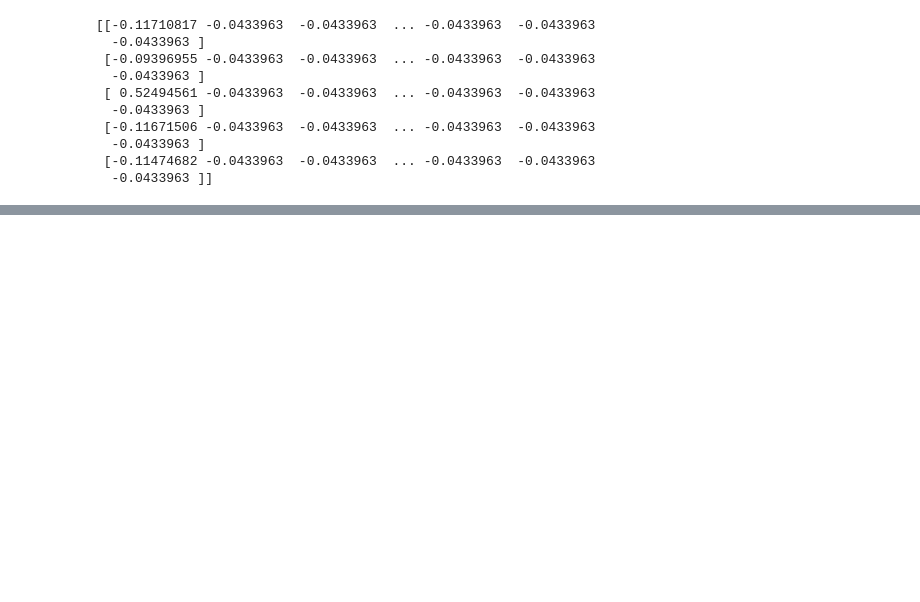
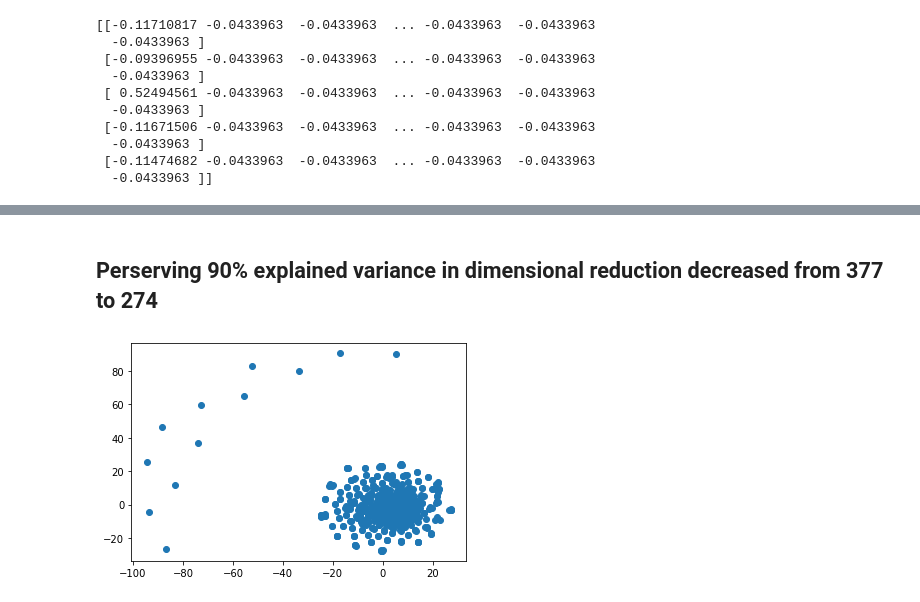
Before and after one commit to terrellbradford/unsupervised-machine-learning-challege, a Jupyter notebook: CryptoCompare.ipynb, the cells around one changed output, grey strips where cells are left out. Cells and saved outputs as stored; diff of their text form; code cells hidden in the pictures; blank space fills up the shorter version.

```diff
--- a/CryptoCompare.ipynb
+++ b/CryptoCompare.ipynb
@@ -217,0 +242,14 @@ array([0.00838639, 0.00796608])
+# %% [markdown]
+## Perserving 90% explained variance in dimensional reduction decreased from 377 to 274
+# %%
+tsne = TSNE(learning_rate=100)
+transformed_features = tsne.fit_transform(crypto_pca)
+# %%
+crypto_pca_df['x'] = transformed_features[:,0]
+crypto_pca_df['y'] = transformed_features[:,1]
+#prep_crypto['class'] = prep_crypto['Unnamed: 0']
+# %%
+plt.scatter(crypto_pca_df['x'], crypto_pca_df['y'])
+plt.show()
+# %% [output]
+[figure, added]
```
Also changed, not shown: parts of 10 cells of this notebook.
